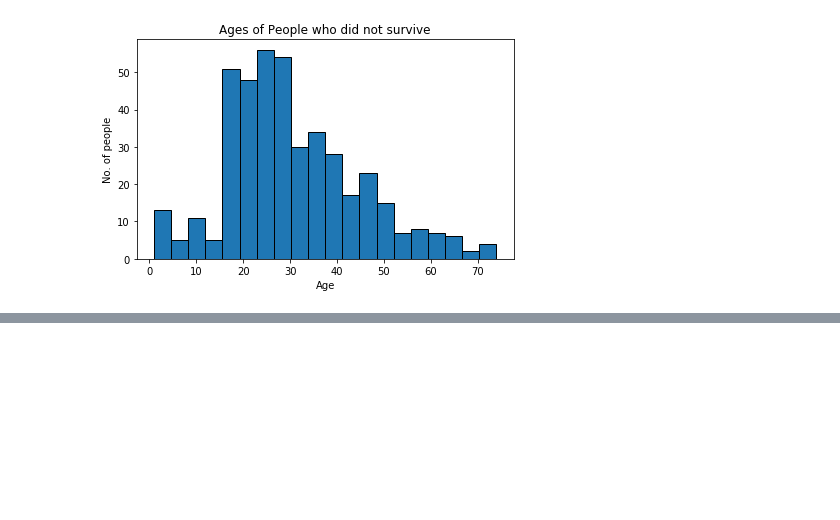
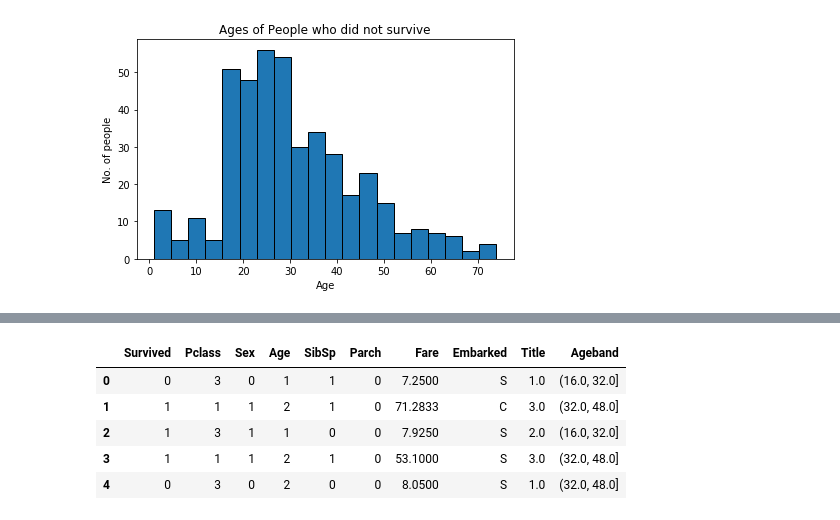
Before and after one commit to vishaal-ranjan/Titanic-Dataset-Model, a Jupyter notebook: titanic_model.ipynb, the cells around one changed output, grey strips where cells are left out. Saved outputs shown, nothing was run; the diff lists cells and outputs as text; code cells hidden in the pictures; blank space fills up the shorter version.

```diff
--- a/titanic_model.ipynb
+++ b/titanic_model.ipynb
@@ -163,0 +269,7 @@ Accuracy = 81.59%
+# %%
+# Now, we'll convert the Sex feature to a categorical feature as well
+
+sex_mapping = {'male': 0, 'female': 1}
+for dataset in combine:
+    dataset['Sex'] = dataset['Sex'].map(sex_mapping)
+train_data.head()
@@ -163,0 +289,5 @@ Accuracy = 81.59%
+# %%
+# Now, we will try to fill in the null values for Age
+
+guess_ages = np.zeros([2,3])
+guess_ages
@@ -163,0 +297,17 @@ Accuracy = 81.59%
+# %%
+# We will iterate over Sex and Pclass and we will replace the missing age values with the median values
+
+for dataset in combine:
+    for i in range(2):
+        for j in range(3):
+            guess_df = dataset[dataset['Sex'] == i & (dataset['Pclass'] == j+1)]['Age'].dropna()
+            age_guess = guess_df.median()
+            guess_ages[i,j] = np.round(age_guess)
+
+    for i in range(2):
+        for j in range(3):
+            dataset.loc[(dataset.Age.isnull()) & (dataset.Sex == i) & (dataset.Pclass == j+1),'Age'] = guess_ages[i,j]
+
+    dataset['Age'] = dataset['Age'].astype(int)
+
+train_data.head()
@@ -163,0 +326,5 @@ Accuracy = 81.59%
+# %%
+# Now, we will try to create age bands and then correlate with Survived
+
+train_data['Ageband'] = pd.cut(train_data['Age'], 5)
+train_data[['Ageband', 'Survived']].groupby(['Ageband'], as_index = False).mean().sort_values(by = 'Ageband')
@@ -163,0 +338,17 @@ Accuracy = 81.59%
+# %%
+# Now, we will replace the ages with the ordinals
+
+for dataset in combine:
+    dataset.loc[dataset.Age <= 16, 'Age'] = 0
+    dataset.loc[(dataset.Age > 16) & (dataset.Age <= 32), 'Age'] = 1
+    dataset.loc[(dataset.Age > 32) & (dataset.Age <= 48), 'Age'] = 2
+    dataset.loc[(dataset.Age > 48) & (dataset.Age <= 64), 'Age'] = 3
+    dataset.loc[dataset.Age > 64, 'Age'] = 4
+train_data.head()
+# %% [output]
+|  | Survived | Pclass | Sex | Age | SibSp | Parch | Fare | Embarked | Title | Ageband |
+| 0 | 0 | 3 | 0 | 1 | 1 | 0 | 7.2500 | S | 1.0 | (16.0, 32.0] |
+| 1 | 1 | 1 | 1 | 2 | 1 | 0 | 71.2833 | C | 3.0 | (32.0, 48.0] |
+| 2 | 1 | 3 | 1 | 1 | 0 | 0 | 7.9250 | S | 2.0 | (16.0, 32.0] |
+| 3 | 1 | 1 | 1 | 2 | 1 | 0 | 53.1000 | S | 3.0 | (32.0, 48.0] |
+| 4 | 0 | 3 | 0 | 2 | 0 | 0 | 8.0500 | S | 1.0 | (32.0, 48.0] |
```
Also changed, not shown: parts of 42 cells of this notebook.
